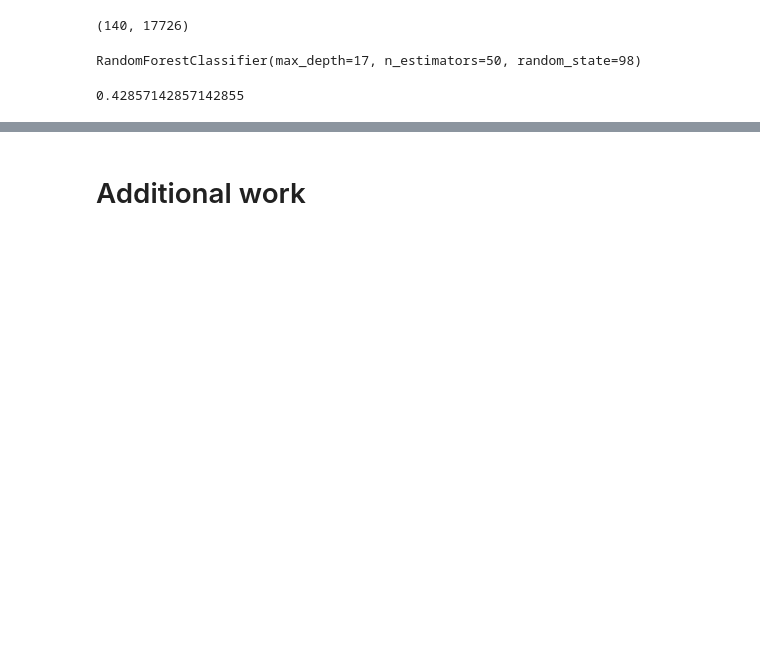
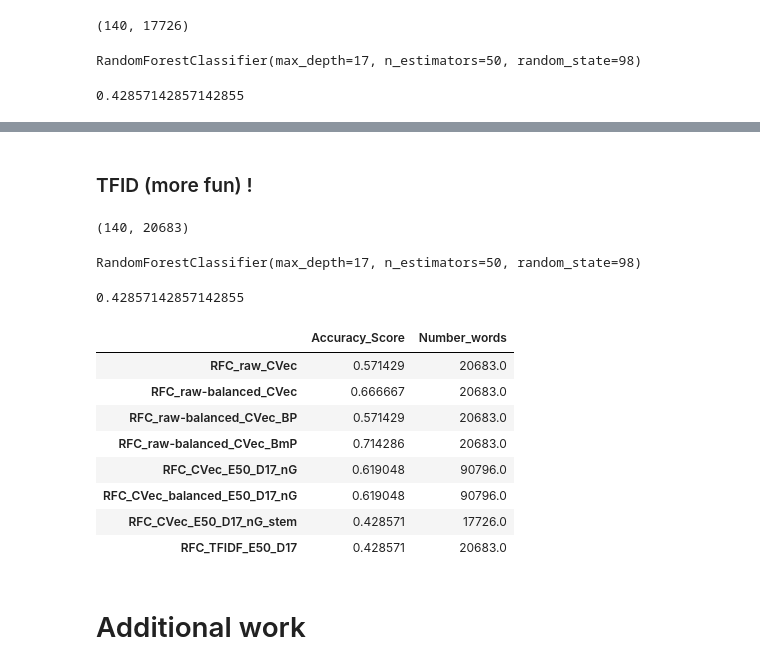
Before and after one commit to tatdef/IH_final_project, a Jupyter notebook: modeling/NLP_modeling_1.ipynb, the cells around one changed output, grey strips where cells are left out. Saved outputs shown, nothing was run; the diff lists cells and outputs as text; code cells hidden in the pictures; blank space fills up the shorter version.

```diff
--- a/modeling/NLP_modeling_1.ipynb
+++ b/modeling/NLP_modeling_1.ipynb
@@ -643,3 +737,6 @@ y_pred = model_rf.predict(X_test)
 accuracy_score(Y_test, y_pred)
 # %% [output]
 0.42857142857142855
+# %%
+results.loc["RFC_CVec_E50_D17_nG_stem"]=[accuracy_score(Y_test, y_pred), list(pd.DataFrame(vectors, columns=vocabulary, index=X).shape)[1]]
+results
@@ -645,0 +752,2 @@ accuracy_score(Y_test, y_pred)
+# %% [markdown]
+### TFID (more fun) !
@@ -646,3 +759,36 @@ accuracy_score(Y_test, y_pred)
+# %%
+vectorizer=TfidfVectorizer()
+# %%
+vectors = vectorizer.fit_transform(X).todense()
+vocabulary = vectorizer.get_feature_names_out()
+pd.DataFrame(vectors, columns=vocabulary, index=X).shape
+# %% [output]
+(140, 20683)
+# %%
+X_train = stemmer_vectorizer.fit_transform(texts_train)
+X_test = stemmer_vectorizer.transform(texts_test)
+model_rf = RandomForestClassifier(n_estimators=50, max_depth= 17, random_state= 98)
+model_rf.fit(X_train, Y_train)
+# %% [output]
+RandomForestClassifier(max_depth=17, n_estimators=50, random_state=98)
+# %%
+y_pred = model_rf.predict(X_test)
+accuracy_score(Y_test, y_pred)
+# %% [output]
+0.42857142857142855
+# %%
+results.loc["RFC_TFIDF_E50_D17"]=[accuracy_score(Y_test, y_pred), list(pd.DataFrame(vectors, columns=vocabulary, index=X).shape)[1]]
+results
+# %% [output]
+|  | Accuracy_Score | Number_words |
+| RFC_raw_CVec | 0.571429 | 20683.0 |
+| RFC_raw-balanced_CVec | 0.666667 | 20683.0 |
+| RFC_raw-balanced_CVec_BP | 0.571429 | 20683.0 |
+| RFC_raw-balanced_CVec_BmP | 0.714286 | 20683.0 |
+| RFC_CVec_E50_D17_nG | 0.619048 | 90796.0 |
+| RFC_CVec_balanced_E50_D17_nG | 0.619048 | 90796.0 |
+| RFC_CVec_E50_D17_nG_stem | 0.428571 | 17726.0 |
+| RFC_TFIDF_E50_D17 | 0.428571 | 20683.0 |
 # %% [markdown]
 # Additional work
 # %%
```
Also changed, not shown: parts of 135 cells of this notebook, 8 other files.
